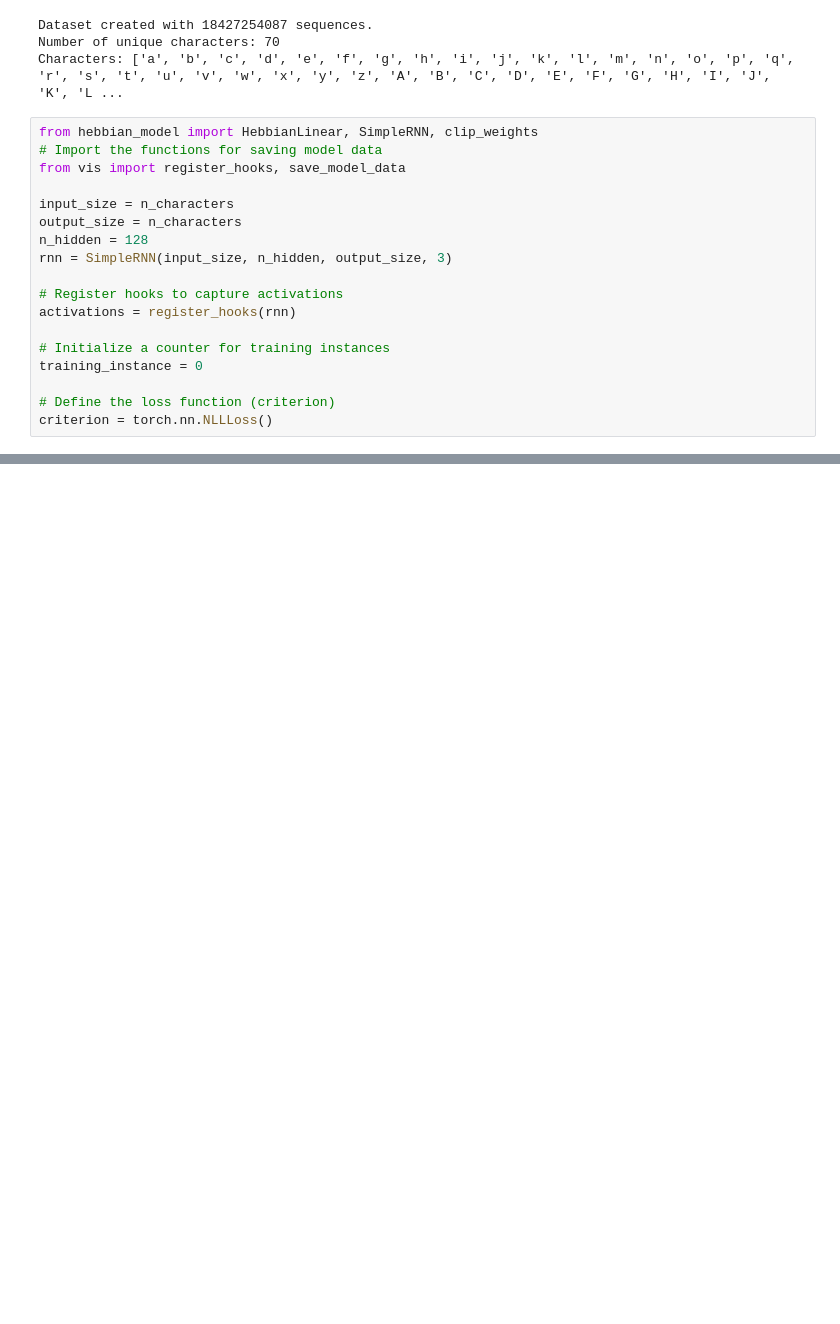
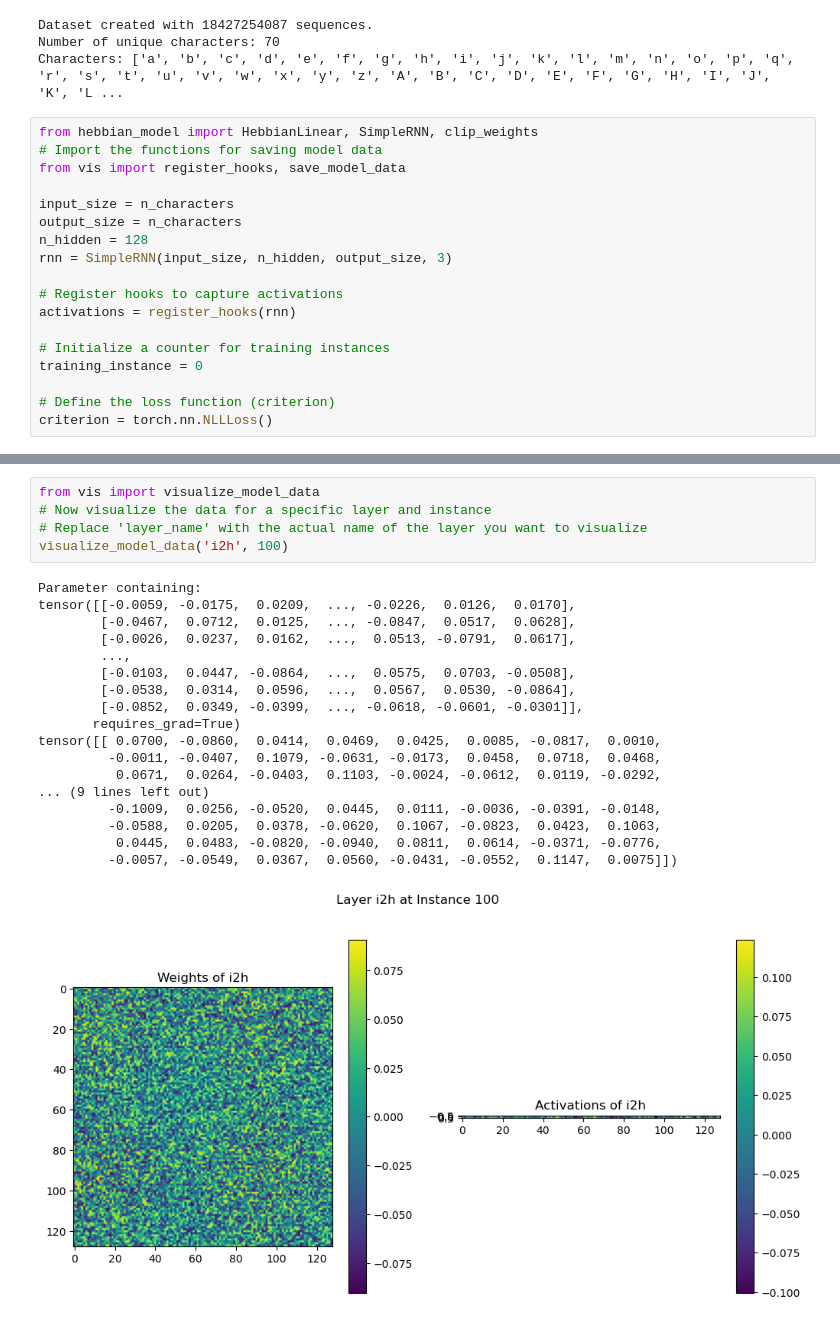
Before and after one commit to jaded0/memory_encoding, a Jupyter notebook: hebby.ipynb, the cells around one changed output, grey strips where cells are left out. Cells and saved outputs as stored; diff of their text form; blank space fills up the shorter version.

```diff
--- a/hebby.ipynb
+++ b/hebby.ipynb
@@ -210,0 +198,24 @@ plt.plot(all_losses)
+# %%
+from vis import visualize_model_data
+# Now visualize the data for a specific layer and instance
+# Replace 'layer_name' with the actual name of the layer you want to visualize
+visualize_model_data('i2h', 100)
+# %% [output]
+Parameter containing:
+tensor([[-0.0059, -0.0175,  0.0209,  ..., -0.0226,  0.0126,  0.0170],
+        [-0.0467,  0.0712,  0.0125,  ..., -0.0847,  0.0517,  0.0628],
+        [-0.0026,  0.0237,  0.0162,  ...,  0.0513, -0.0791,  0.0617],
+        ...,
+        [-0.0103,  0.0447, -0.0864,  ...,  0.0575,  0.0703, -0.0508],
+        [-0.0538,  0.0314,  0.0596,  ...,  0.0567,  0.0530, -0.0864],
+        [-0.0852,  0.0349, -0.0399,  ..., -0.0618, -0.0601, -0.0301]],
+       requires_grad=True)
+tensor([[ 0.0700, -0.0860,  0.0414,  0.0469,  0.0425,  0.0085, -0.0817,  0.0010,
+         -0.0011, -0.0407,  0.1079, -0.0631, -0.0173,  0.0458,  0.0718,  0.0468,
+          0.0671,  0.0264, -0.0403,  0.1103, -0.0024, -0.0612,  0.0119, -0.0292,
+... (9 lines left out)
+         -0.1009,  0.0256, -0.0520,  0.0445,  0.0111, -0.0036, -0.0391, -0.0148,
+         -0.0588,  0.0205,  0.0378, -0.0620,  0.1067, -0.0823,  0.0423,  0.1063,
+          0.0445,  0.0483, -0.0820, -0.0940,  0.0811,  0.0614, -0.0371, -0.0776,
+         -0.0057, -0.0549,  0.0367,  0.0560, -0.0431, -0.0552,  0.1147,  0.0075]])
+[figure, added]
```
Also changed, not shown: parts of 5 cells of this notebook, 1 other file.
